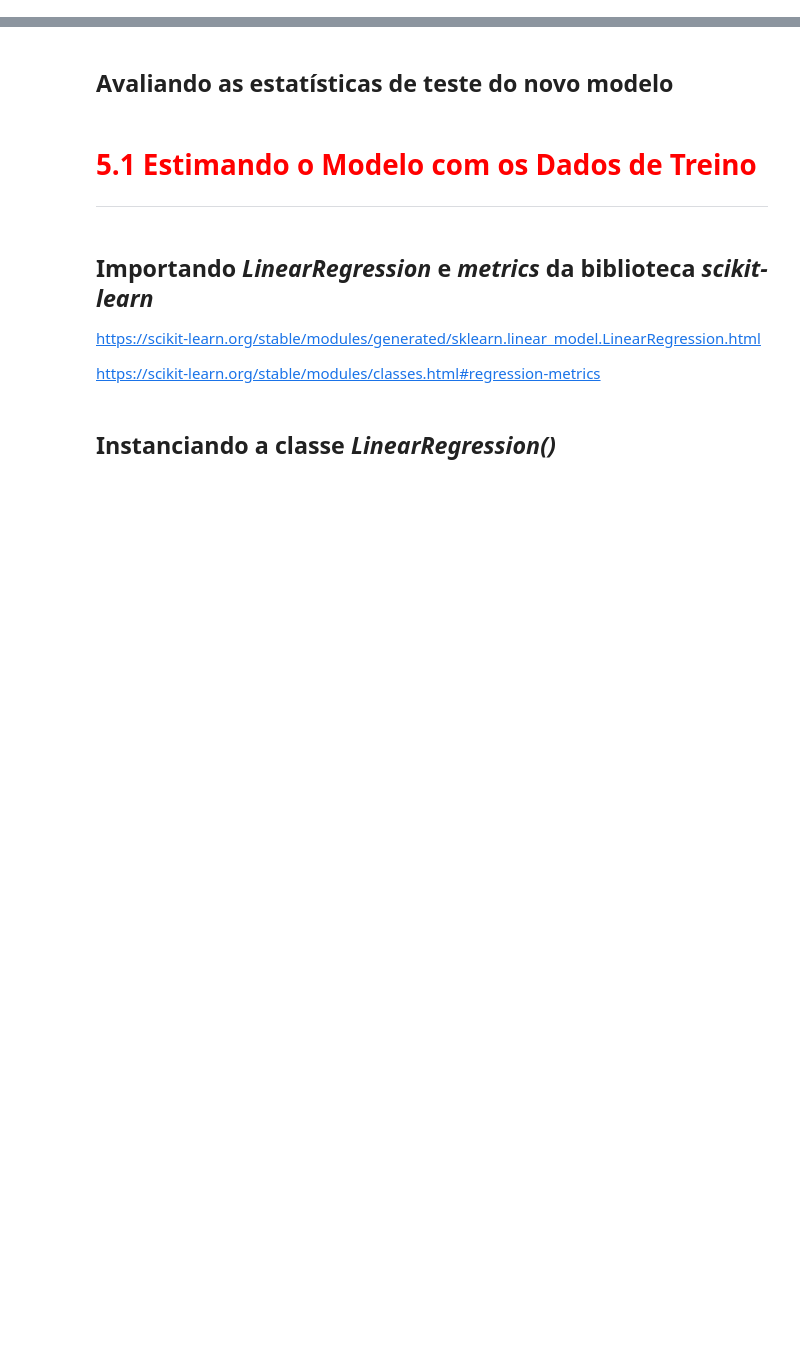
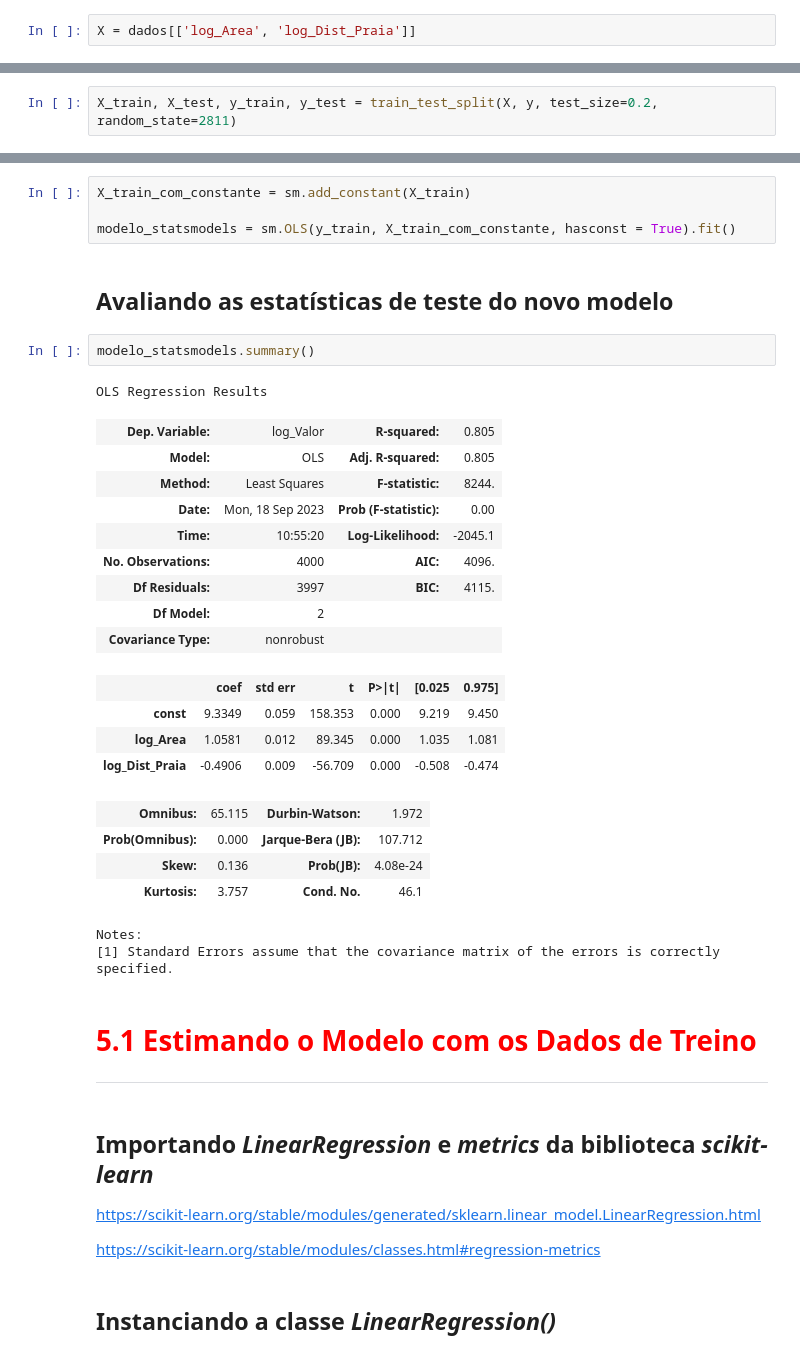
Before and after one commit to ledsouza/reg-linear-II, a Jupyter notebook: Projeto/Regressão Linear.ipynb, the cells around one changed output, grey strips where cells are left out. Cells and saved outputs as stored; diff of their text form; blank space fills up the shorter version.

```diff
--- a/Projeto/Regressão Linear.ipynb
+++ b/Projeto/Regressão Linear.ipynb
@@ -255,12 +292,43 @@ https://www.statsmodels.org/stable/index.html
 <hr style='border: 2px solid red;'>
 # %% [markdown]
 ## Criando um novo conjunto de variáveis explicativas (X)
+# %%
+X = dados[['log_Area', 'log_Dist_Praia']]
 # %% [markdown]
 ## Criando os datasets de treino e de teste
+# %%
+X_train, X_test, y_train, y_test = train_test_split(X, y, test_size=0.2, random_state=2811)
 # %% [markdown]
 ## Estimando o modelo com o statsmodels
+# %%
+X_train_com_constante = sm.add_constant(X_train)
+
+modelo_statsmodels = sm.OLS(y_train, X_train_com_constante, hasconst = True).fit()
 # %% [markdown]
 ## Avaliando as estatísticas de teste do novo modelo
+# %%
+modelo_statsmodels.summary()
+# %% [output]
+OLS Regression Results
+| Dep. Variable: | log_Valor | R-squared: | 0.805 |
+| Model: | OLS | Adj. R-squared: | 0.805 |
+| Method: | Least Squares | F-statistic: | 8244. |
+| Date: | Mon, 18 Sep 2023 | Prob (F-statistic): | 0.00 |
+| Time: | 10:55:20 | Log-Likelihood: | -2045.1 |
+| No. Observations: | 4000 | AIC: | 4096. |
+| Df Residuals: | 3997 | BIC: | 4115. |
+| Df Model: | 2 |  |  |
+| Covariance Type: | nonrobust |  |  |
+|  | coef | std err | t | P>|t| | [0.025 | 0.975] |
+| const | 9.3349 | 0.059 | 158.353 | 0.000 | 9.219 | 9.450 |
+| log_Area | 1.0581 | 0.012 | 89.345 | 0.000 | 1.035 | 1.081 |
+| log_Dist_Praia | -0.4906 | 0.009 | -56.709 | 0.000 | -0.508 | -0.474 |
+| Omnibus: | 65.115 | Durbin-Watson: | 1.972 |
+| Prob(Omnibus): | 0.000 | Jarque-Bera (JB): | 107.712 |
+| Skew: | 0.136 | Prob(JB): | 4.08e-24 |
+| Kurtosis: | 3.757 | Cond. No. | 46.1 |
+Notes:
+[1] Standard Errors assume that the covariance matrix of the errors is correctly specified.
 # %% [markdown]
 # <font color='red' style='font-size: 30px;'>5.1 Estimando o Modelo com os Dados de Treino</font>
 <hr style='border: 2px solid red;'>
```
Also changed, not shown: parts of 8 cells of this notebook.
